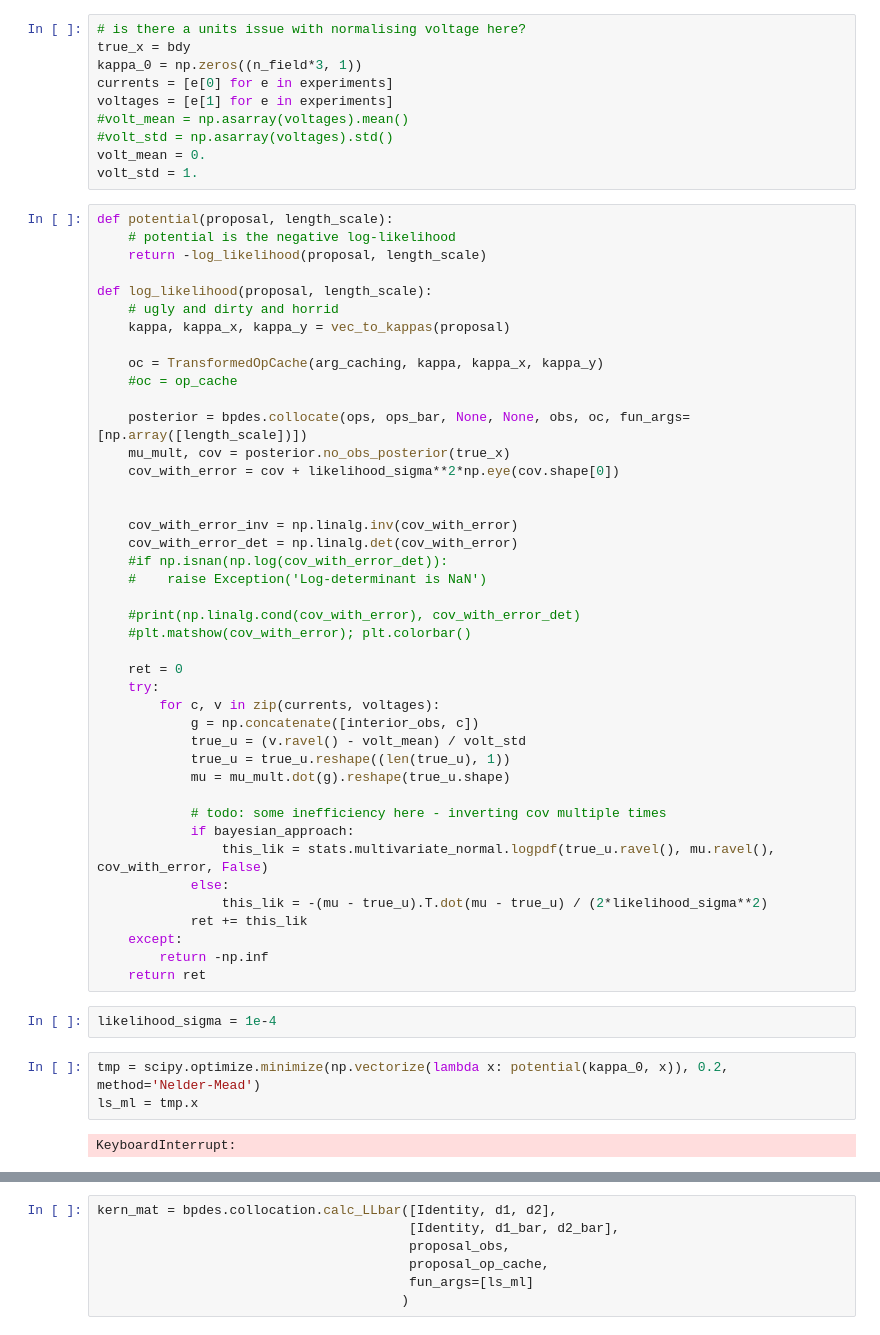
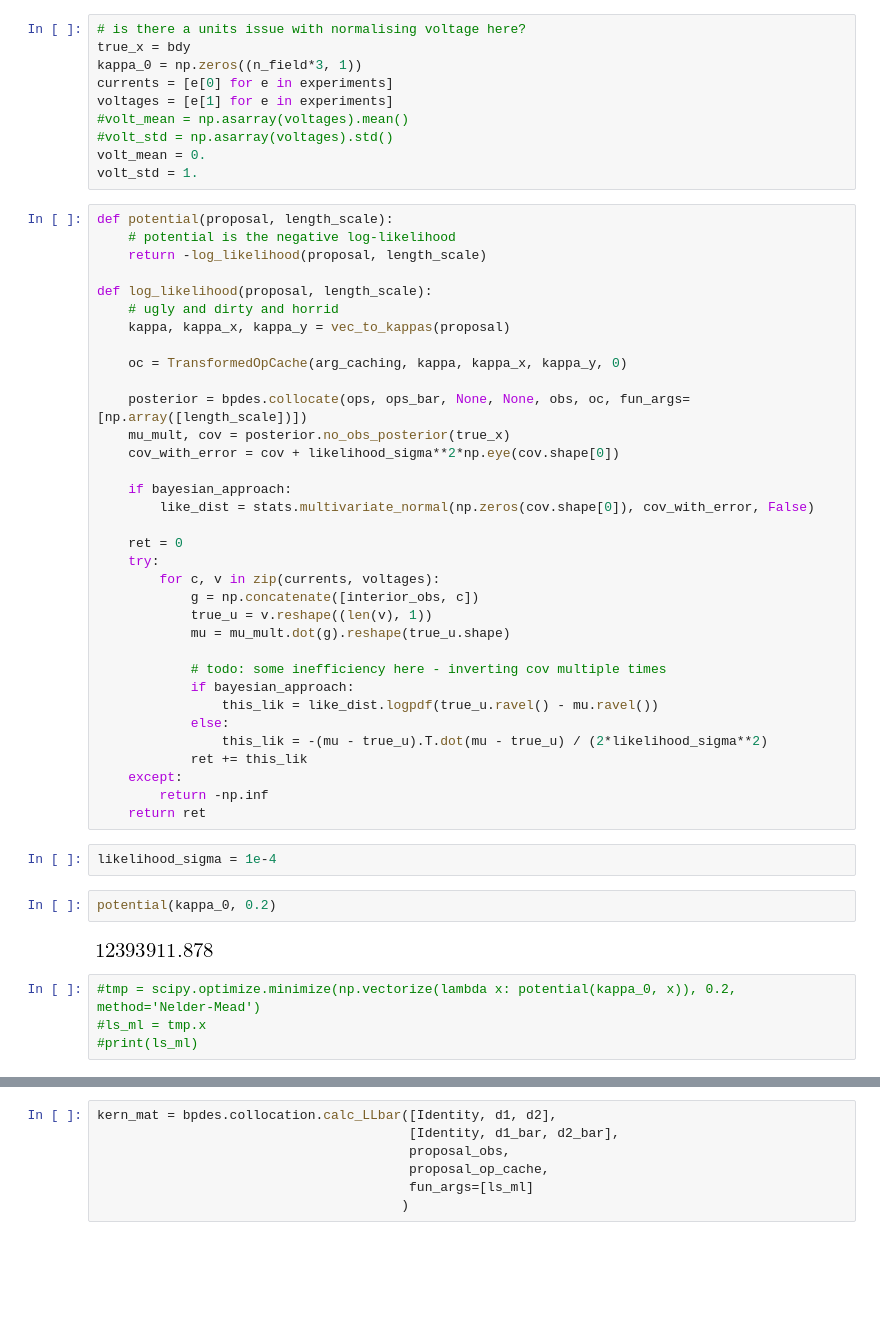
Before and after one commit to jcockayne/bayesian_pdes, a Jupyter notebook: notebooks/EIT.ipynb, the cells around one changed output, grey strips where cells are left out. Saved outputs shown, nothing was run; the diff lists cells and outputs as text; blank space fills up the shorter version.

```diff
--- a/notebooks/EIT.ipynb
+++ b/notebooks/EIT.ipynb
@@ -280,33 +275,25 @@ def log_likelihood(proposal, length_scale):
     # ugly and dirty and horrid
     kappa, kappa_x, kappa_y = vec_to_kappas(proposal)
 
-    oc = TransformedOpCache(arg_caching, kappa, kappa_x, kappa_y)
-    #oc = op_cache
+    oc = TransformedOpCache(arg_caching, kappa, kappa_x, kappa_y, 0)
 
     posterior = bpdes.collocate(ops, ops_bar, None, None, obs, oc, fun_args=[np.array([length_scale])])
     mu_mult, cov = posterior.no_obs_posterior(true_x)
     cov_with_error = cov + likelihood_sigma**2*np.eye(cov.shape[0])
 
-
-    cov_with_error_inv = np.linalg.inv(cov_with_error)
-    cov_with_error_det = np.linalg.det(cov_with_error)
-    #if np.isnan(np.log(cov_with_error_det)):
-    #    raise Exception('Log-determinant is NaN')
-
-    #print(np.linalg.cond(cov_with_error), cov_with_error_det)
-    #plt.matshow(cov_with_error); plt.colorbar()
+    if bayesian_approach:
+        like_dist = stats.multivariate_normal(np.zeros(cov.shape[0]), cov_with_error, False)
 
     ret = 0
     try:
         for c, v in zip(currents, voltages):
             g = np.concatenate([interior_obs, c])
-            true_u = (v.ravel() - volt_mean) / volt_std
-            true_u = true_u.reshape((len(true_u), 1))
+            true_u = v.reshape((len(v), 1))
             mu = mu_mult.dot(g).reshape(true_u.shape)
 
             # todo: some inefficiency here - inverting cov multiple times
             if bayesian_approach:
-                this_lik = stats.multivariate_normal.logpdf(true_u.ravel(), mu.ravel(), cov_with_error, False)
+                this_lik = like_dist.logpdf(true_u.ravel() - mu.ravel())
             else:
                 this_lik = -(mu - true_u).T.dot(mu - true_u) / (2*likelihood_sigma**2)
             ret += this_lik
@@ -315,8 +302,11 @@ def log_likelihood(proposal, length_scale):
     return ret
 # %%
 likelihood_sigma = 1e-4
+# %%
+potential(kappa_0, 0.2)
+# %% [output]
+[figure, added]
 # %%
-tmp = scipy.optimize.minimize(np.vectorize(lambda x: potential(kappa_0, x)), 0.2, method='Nelder-Mead')
-ls_ml = tmp.x
+#tmp = scipy.optimize.minimize(np.vectorize(lambda x: potential(kappa_0, x)), 0.2, method='Nelder-Mead')
+#ls_ml = tmp.x
+#print(ls_ml)
-# %% [output]
-KeyboardInterrupt:
```
Also changed, not shown: parts of 13 cells of this notebook.
